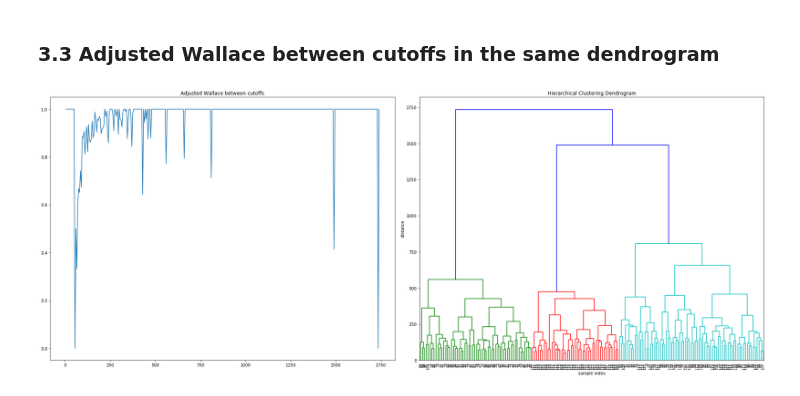
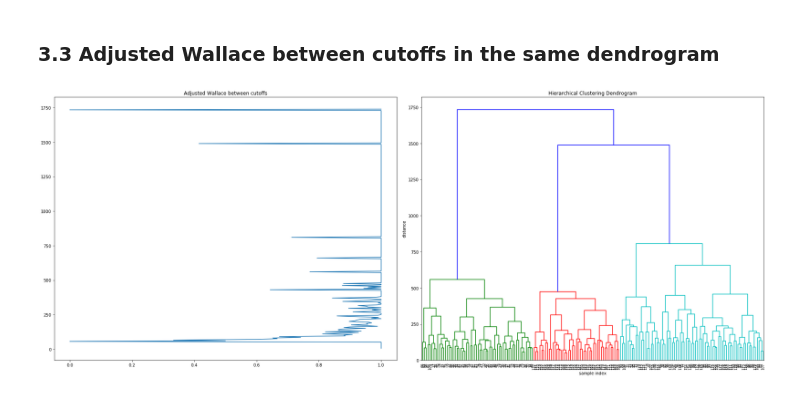
Before and after one commit to KishanRama/On-validation-of-hierarchical-clustering, a Jupyter notebook: On_Validation_of_Hierarchical_Clustering_Implementation.ipynb, the cells around one changed output. Cells and saved outputs as stored; diff of their text form; code cells hidden in the pictures.

```diff
--- a/On_Validation_of_Hierarchical_Clustering_Implementation.ipynb
+++ b/On_Validation_of_Hierarchical_Clustering_Implementation.ipynb
@@ -447,32 +447,32 @@ for cutoff in range(5,int(max_cutoff+10),5):
 
     computed_indexes = cluster_external_index(partition_original_a,partition_original_b)
 
     #python function to compute adjusted_rand
     #adjusted_rand_axis.append(adjusted_rand_score(c_assignments_original_a,c_assignments_original_b))
 
     cutoff_axis.append(cutoff)
     adjusted_wallace_axis.append(computed_indexes[4])
 
 #plot the results
 fig = plt.figure(3, figsize=(25, 10))
 plt.subplot(1,2,1)
 plt.title('Adjusted Wallace between cutoffs')
-plt.plot(cutoff_axis, adjusted_wallace_axis)
+plt.plot(adjusted_wallace_axis, cutoff_axis)
 #plt.plot(cutoff_axis,adjusted_rand_axis)
 
 #plot the dendrogram at the side
 plt.subplot(1,2,2)
 plt.title('Hierarchical Clustering Dendrogram')
 plt.xlabel('sample index')
 plt.ylabel('distance')
 dendrogram(
         Z,
         #truncate_mode = 'lastp',
         #p=6,
         leaf_rotation=90.,  # rotates the x axis labels
         leaf_font_size=8.,  # font size for the x axis labels
         )
 plt.tight_layout()
 fig
 # %% [output]
-[figure, old version]
+[figure, new version]
```
